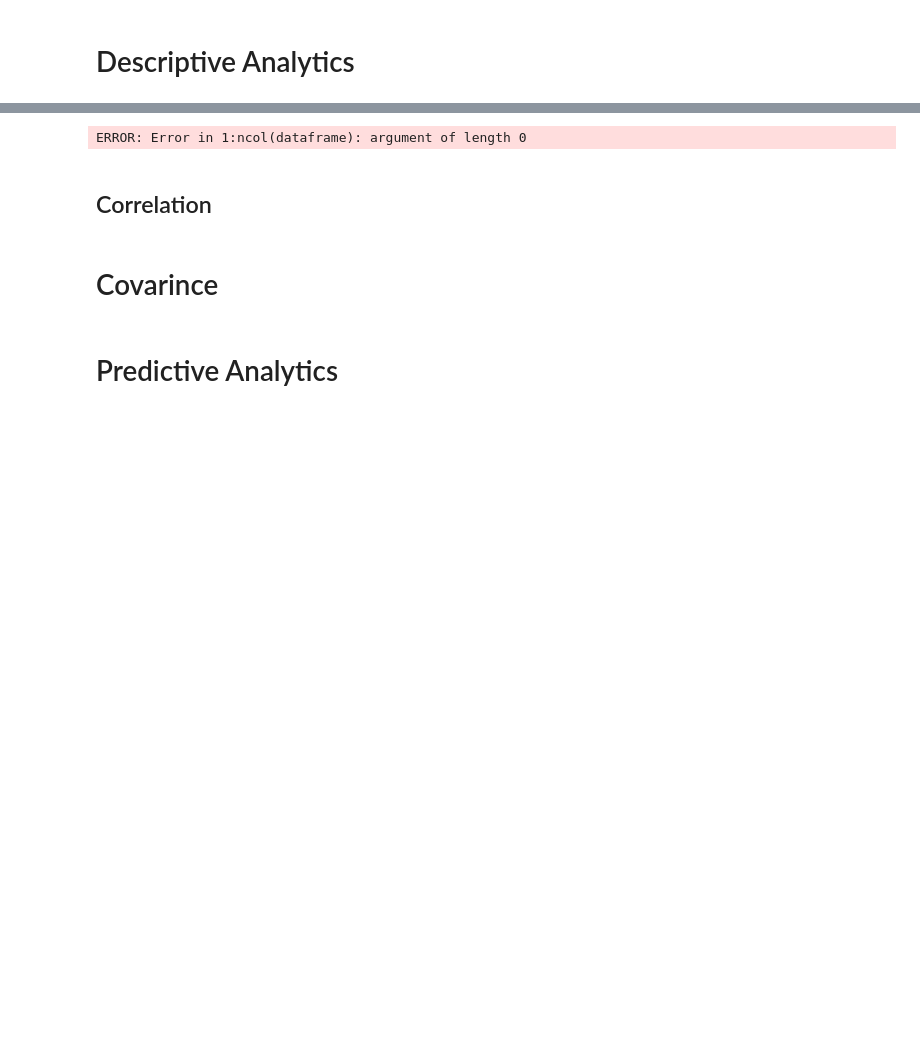
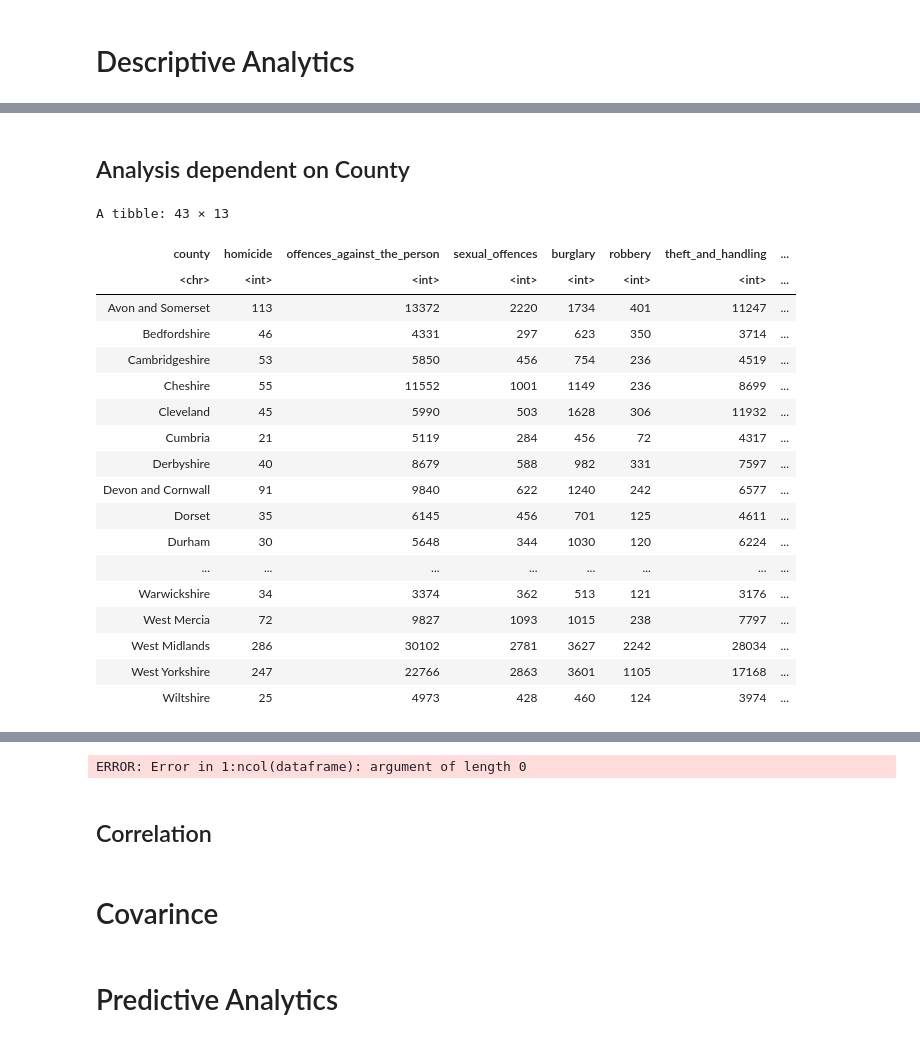
Before and after one commit to AminRana/crown-prosecution-data-analysis, a Jupyter notebook: R Assignment.ipynb, the cells around one changed output, grey strips where cells are left out. Saved outputs shown, nothing was run; the diff lists cells and outputs as text; code cells hidden in the pictures; blank space fills up the shorter version.

```diff
--- a/R Assignment.ipynb
+++ b/R Assignment.ipynb
@@ -565,0 +561,2 @@ A grouped_df: 2193 × 30
+# %%
+crime_df = read.csv("dataset/cleaned-crime-data.csv")
@@ -565,0 +640,6 @@ A grouped_df: 2193 × 30
+# %%
+group_by_region <- function(dataframe){
+  dataframe <- dataframe[,-c(1:4)]
+  dataframe <- group_by(dataframe, region)
+  summarise_all(dataframe, funs(sum))
+}
@@ -565,0 +760,8 @@ A grouped_df: 2193 × 30
+# %%
+group_by_region_all_crimes <- function(dataframe){
+  dataframe <- dataframe[,-c(1:4)]
+  dataframe$sum_of_all <- rowSums(dataframe[, sapply(dataframe, is.numeric)])
+  dataframe <- dataframe[, c("region", "sum_of_all")]
+  dataframe <- group_by(dataframe, region)
+  summarise_all(dataframe, funs(sum))
+}
@@ -565,0 +790,30 @@ A grouped_df: 2193 × 30
+# %% [markdown]
+## Analysis dependent on County
+# %%
+group_by_county <- function(dataframe){
+  dataframe <- dataframe[,-c(2:5)]
+  dataframe <- group_by(dataframe, county)
+  summarise_all(dataframe, funs(sum))
+}
+# %%
+group_by_county(crime_df)
+# %% [output]
+A tibble: 43 × 13
+| county | homicide | offences_against_the_person | sexual_offences | burglary | robbery | theft_and_handling | ... |
+| <chr> | <int> | <int> | <int> | <int> | <int> | <int> | ... |
+| Avon and Somerset | 113 | 13372 | 2220 | 1734 | 401 | 11247 | ... |
+| Bedfordshire | 46 | 4331 | 297 | 623 | 350 | 3714 | ... |
+| Cambridgeshire | 53 | 5850 | 456 | 754 | 236 | 4519 | ... |
+| Cheshire | 55 | 11552 | 1001 | 1149 | 236 | 8699 | ... |
+| Cleveland | 45 | 5990 | 503 | 1628 | 306 | 11932 | ... |
+| Cumbria | 21 | 5119 | 284 | 456 | 72 | 4317 | ... |
+| Derbyshire | 40 | 8679 | 588 | 982 | 331 | 7597 | ... |
+| Devon and Cornwall | 91 | 9840 | 622 | 1240 | 242 | 6577 | ... |
+| Dorset | 35 | 6145 | 456 | 701 | 125 | 4611 | ... |
+| Durham | 30 | 5648 | 344 | 1030 | 120 | 6224 | ... |
+| ... | ... | ... | ... | ... | ... | ... | ... |
+| Warwickshire | 34 | 3374 | 362 | 513 | 121 | 3176 | ... |
+| West Mercia | 72 | 9827 | 1093 | 1015 | 238 | 7797 | ... |
+| West Midlands | 286 | 30102 | 2781 | 3627 | 2242 | 28034 | ... |
+| West Yorkshire | 247 | 22766 | 2863 | 3601 | 1105 | 17168 | ... |
+| Wiltshire | 25 | 4973 | 428 | 460 | 124 | 3974 | ... |
```
Also changed, not shown: parts of 75 cells of this notebook, 2 other files.
